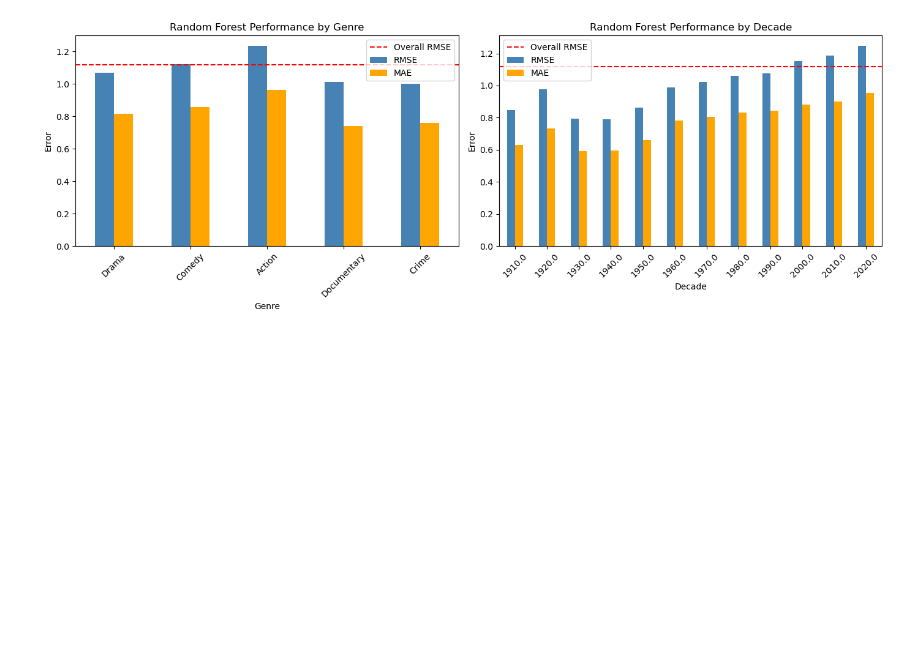
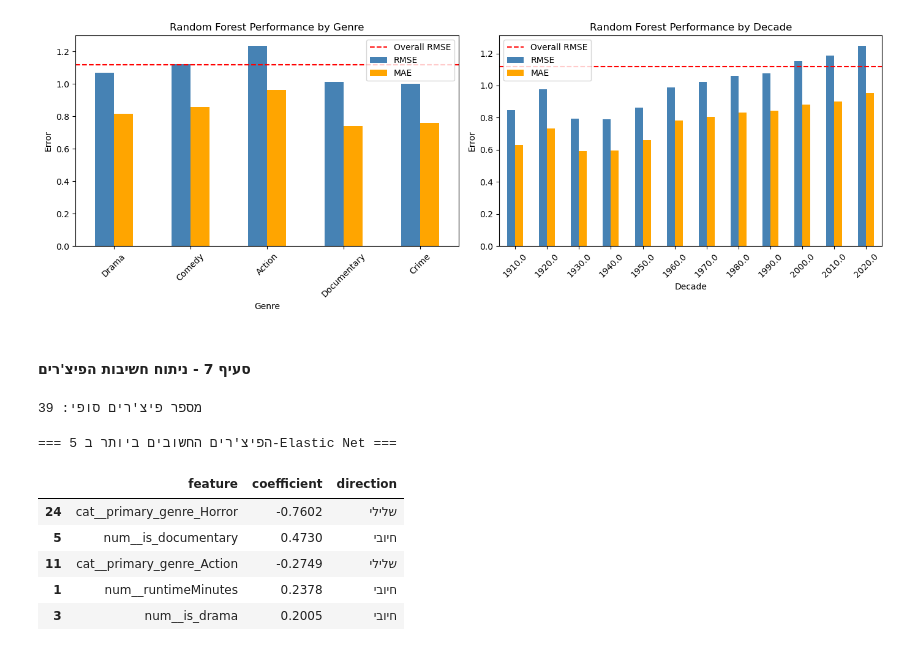
Before and after one commit to MiriamDinay/Movie-Data-Collection-Project2, a Jupyter notebook: קוד מסודר סופי.ipynb, the cells around one changed output. Drawn from its saved outputs; the diff is of its cells as text; code cells hidden in the pictures; blank space fills up the shorter version.

```diff
--- a/קוד מסודר סופי.ipynb
+++ b/קוד מסודר סופי.ipynb
@@ -611,3 +611,47 @@ plt.tight_layout()
 plt.show()
 # %% [output]
 [figure]
+# %% [markdown]
+#### סעיף 7 - ניתוח חשיבות הפיצ'רים
+# %%
+# =====================================================================
+# סעיף 7: ניתוח חשיבות פיצ'רים
+# =====================================================================
+
+# שמות הפיצ'רים אחרי ה-ColumnTransformer (כולל ה-OHE של primary_genre)
+feature_names = (best_elastic_model.named_steps['preprocess']
+                 .get_feature_names_out())
+
+print(f"מספר פיצ'רים סופי: {len(feature_names)}")
+# %% [output]
+מספר פיצ'רים סופי: 39
+# %%
+# =====================================================================
+# חשיבות פיצ'רים ב-Elastic Net (לפי מקדמים סטנדרטיים)
+# =====================================================================
+
+# חילוץ המקדמים של המודל
+elastic_coefs = best_elastic_model.named_steps['model'].coef_
+
+# יצירת DataFrame של המקדמים
+elastic_importance = pd.DataFrame({
+    'feature': feature_names,
+    'coefficient': elastic_coefs,
+    'abs_coefficient': np.abs(elastic_coefs)
+}).sort_values('abs_coefficient', ascending=False)
+
+# 5 הפיצ'רים החשובים ביותר
+print("=== 5 הפיצ'רים החשובים ביותר ב-Elastic Net ===")
+top_5_elastic = elastic_importance.head(5).copy()
+top_5_elastic['direction'] = top_5_elastic['coefficient'].apply(
+    lambda x: 'חיובי' if x > 0 else 'שלילי'
+)
+display(top_5_elastic[['feature', 'coefficient', 'direction']].round(4))
+# %% [output]
+=== 5 הפיצ'רים החשובים ביותר ב-Elastic Net ===
+|  | feature | coefficient | direction |
+| 24 | cat__primary_genre_Horror | -0.7602 | שלילי |
+| 5 | num__is_documentary | 0.4730 | חיובי |
+| 11 | cat__primary_genre_Action | -0.2749 | שלילי |
+| 1 | num__runtimeMinutes | 0.2378 | חיובי |
+| 3 | num__is_drama | 0.2005 | חיובי |
```
Also changed, not shown: parts of 3 cells of this notebook.
